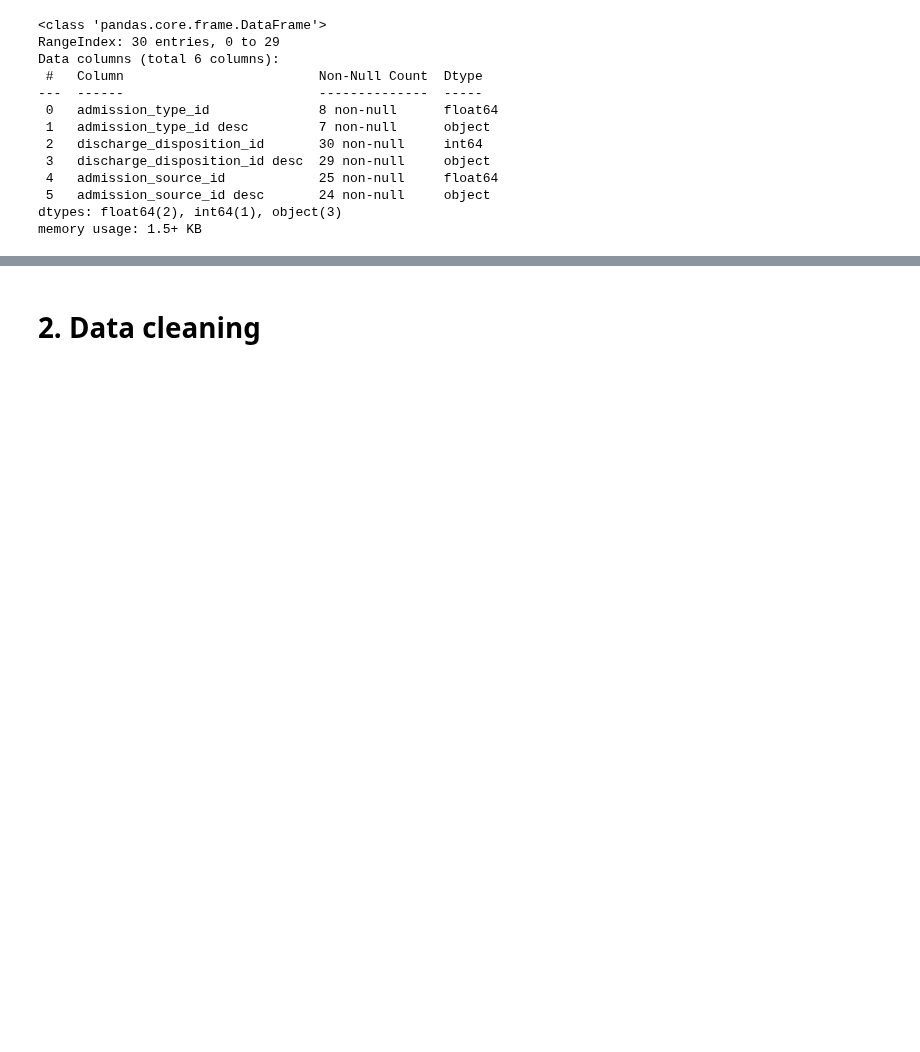
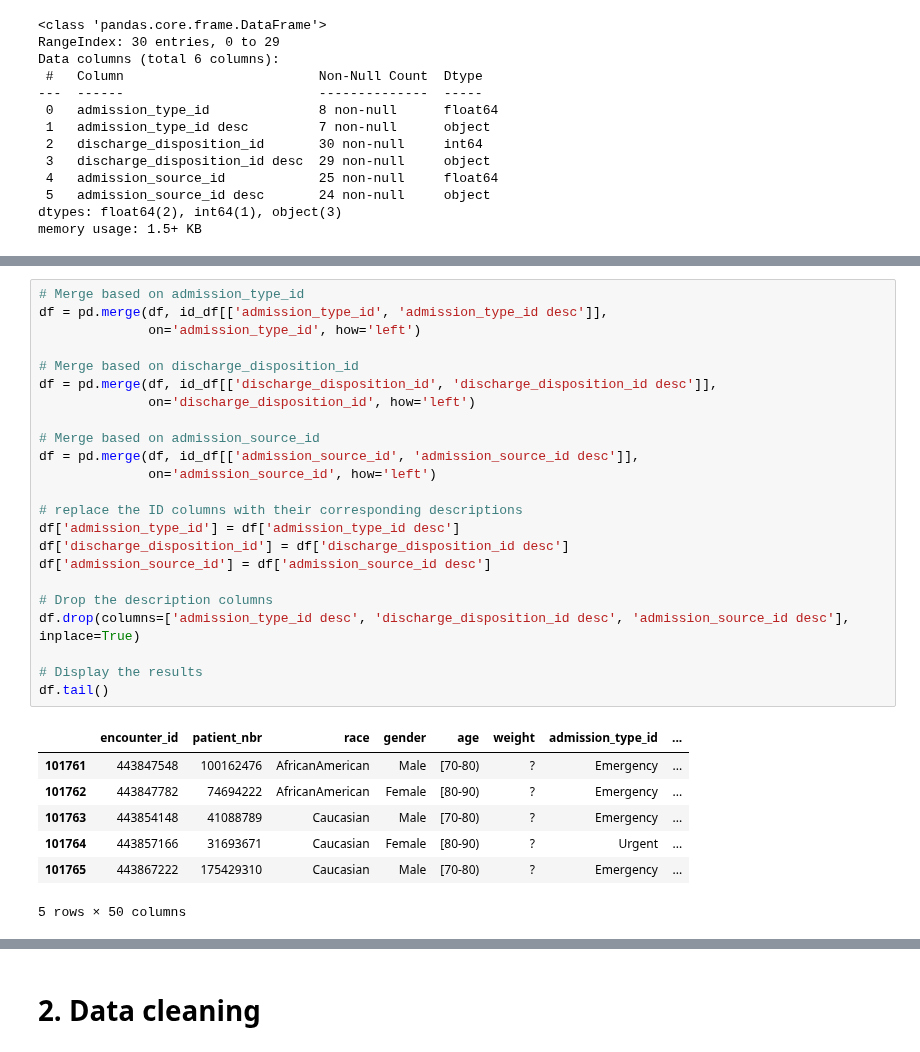
Before and after one commit to Jodhiamboapiyo/Diabetes_130-US_Hospitals_1999-2008, a Jupyter notebook: Notebooks/Kitasi.ipynb, the cells around one changed output, grey strips where cells are left out. Drawn from its saved outputs; the diff is of its cells as text; blank space fills up the shorter version.

```diff
--- a/Notebooks/Kitasi.ipynb
+++ b/Notebooks/Kitasi.ipynb
@@ -248,0 +244,31 @@ Merging the two datasets based on ID in both dataset analysis
+# %%
+# Merge based on admission_type_id
+df = pd.merge(df, id_df[['admission_type_id', 'admission_type_id desc']],
+              on='admission_type_id', how='left')
+
+# Merge based on discharge_disposition_id
+df = pd.merge(df, id_df[['discharge_disposition_id', 'discharge_disposition_id desc']],
+              on='discharge_disposition_id', how='left')
+
+# Merge based on admission_source_id
+df = pd.merge(df, id_df[['admission_source_id', 'admission_source_id desc']],
+              on='admission_source_id', how='left')
+
+# replace the ID columns with their corresponding descriptions
+df['admission_type_id'] = df['admission_type_id desc']
+df['discharge_disposition_id'] = df['discharge_disposition_id desc']
+df['admission_source_id'] = df['admission_source_id desc']
+
+# Drop the description columns
+df.drop(columns=['admission_type_id desc', 'discharge_disposition_id desc', 'admission_source_id desc'], inplace=True)
+
+# Display the results
+df.tail()
+# %% [output]
+|  | encounter_id | patient_nbr | race | gender | age | weight | admission_type_id | ... |
+| 101761 | 443847548 | 100162476 | AfricanAmerican | Male | [70-80) | ? | Emergency | ... |
+| 101762 | 443847782 | 74694222 | AfricanAmerican | Female | [80-90) | ? | Emergency | ... |
+| 101763 | 443854148 | 41088789 | Caucasian | Male | [70-80) | ? | Emergency | ... |
+| 101764 | 443857166 | 31693671 | Caucasian | Female | [80-90) | ? | Urgent | ... |
+| 101765 | 443867222 | 175429310 | Caucasian | Male | [70-80) | ? | Emergency | ... |
+5 rows × 50 columns
```
Also changed, not shown: parts of 43 cells of this notebook.
